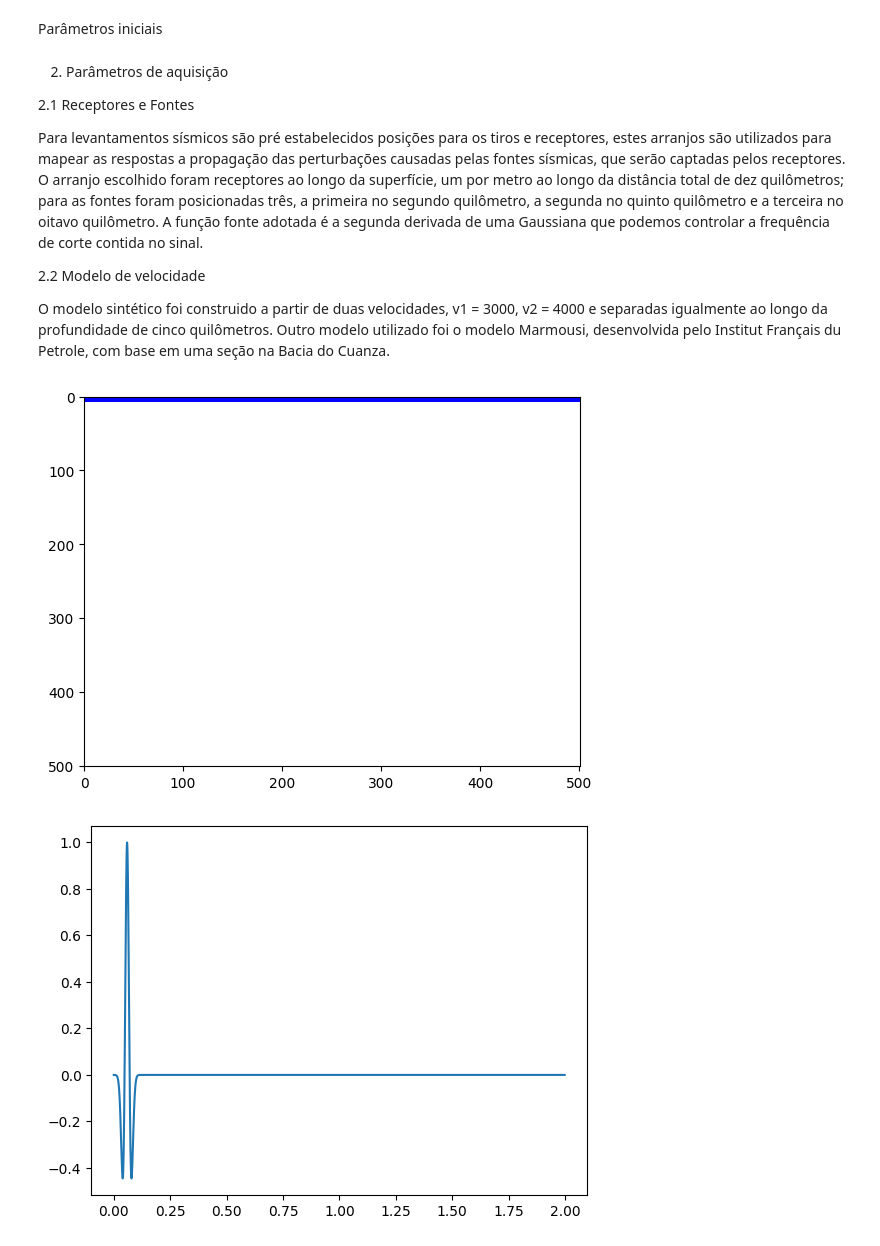
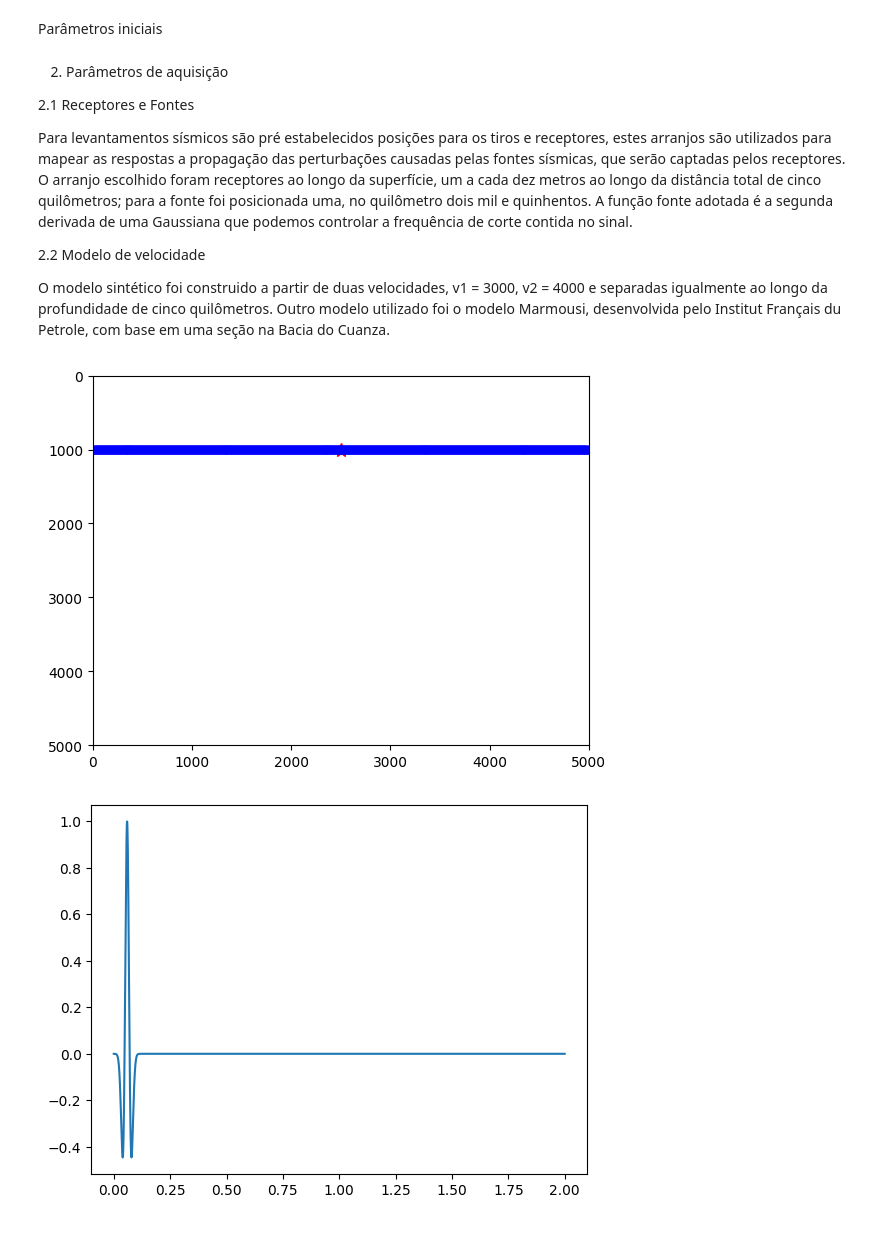
Before and after one commit to GISIS-UFF/SeismicModeling2D, a Jupyter notebook: src/Relatorio.ipynb, the cells around one changed output. Drawn from its saved outputs; the diff is of its cells as text; code cells hidden in the pictures.

```diff
--- a/src/Relatorio.ipynb
+++ b/src/Relatorio.ipynb
@@ -54,7 +62,7 @@ t = np.linspace(0, T, nt, endpoint=False)
 
 2.1 Receptores e Fontes
 
-Para levantamentos sísmicos são pré estabelecidos posições para os tiros e receptores, estes arranjos são utilizados para mapear as respostas a propagação das perturbações causadas pelas fontes sísmicas, que serão captadas pelos receptores. O arranjo escolhido foram receptores ao longo da superfície, um por metro ao longo da distância total de dez quilômetros; para as fontes foram posicionadas três, a primeira no segundo quilômetro, a segunda no quinto quilômetro e a terceira no oitavo quilômetro. A função fonte adotada é a segunda derivada de uma Gaussiana que podemos controlar a frequência de corte contida no sinal.
+Para levantamentos sísmicos são pré estabelecidos posições para os tiros e receptores, estes arranjos são utilizados para mapear as respostas a propagação das perturbações causadas pelas fontes sísmicas, que serão captadas pelos receptores. O arranjo escolhido foram receptores ao longo da superfície, um a cada dez metros ao longo da distância total de cinco quilômetros; para a fonte foi posicionada uma, no quilômetro dois mil e quinhentos. A função fonte adotada é a segunda derivada de uma Gaussiana que podemos controlar a frequência de corte contida no sinal.
 
 2.2 Modelo de velocidade
 
@@ -62,32 +70,32 @@ O modelo sintético foi construido a partir de duas velocidades, v1 = 3000, v2 =
 # %%
 import numpy as np
 import matplotlib.pyplot as plt
 import pandas as pd
 
 # sources
-sx_init = 1000
+sx_init = 2500
 sx_end  = 4000
-Nsource = 3
+Nsource = 1
 sx = np.linspace(sx_init,sx_end,Nsource)
-sz = np.ones(len(sx))
+sz = 1000*np.ones(len(sx))
 sIdx = np.arange(Nsource)
 
 # receivers
 rx_init = 0
-rx_end = 501
-Nrec = 5001
+rx_end = 5001
+Nrec = 501
 rx = np.linspace(rx_init,rx_end,Nrec,endpoint=False)
-rz = np.ones(len(rx))
+rz = 1000*np.ones(len(rx))
 rIdx = np.arange(Nrec)
 
 plt.figure()
 plt.plot(sx,sz,"r*", markersize = 10)
 plt.plot(rx,rz,'bv')
 plt.xlim(0,rx_end)
 plt.ylim(rx_end,0)
 plt.show()
 # %% [output]
-[figure, old version]
+[figure, new version]
 # %%
 def ricker(f0, t):
     pi = np.pi
```
Also changed, not shown: parts of 28 cells of this notebook, 7 other files.
